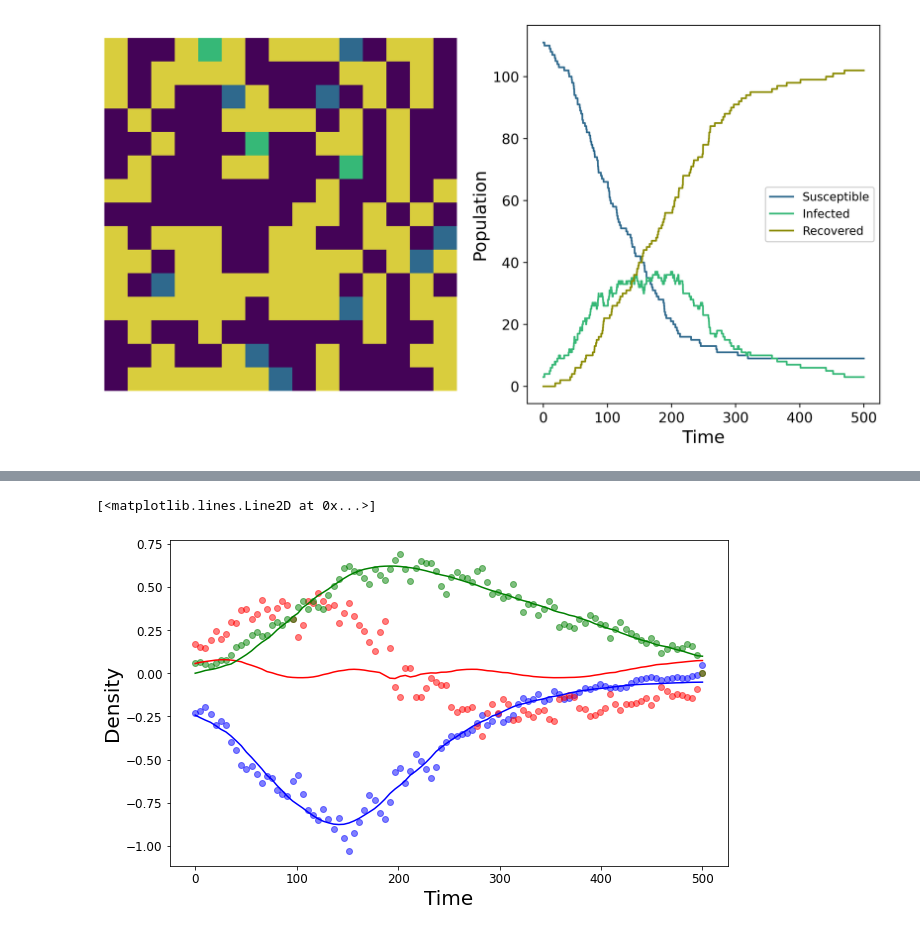
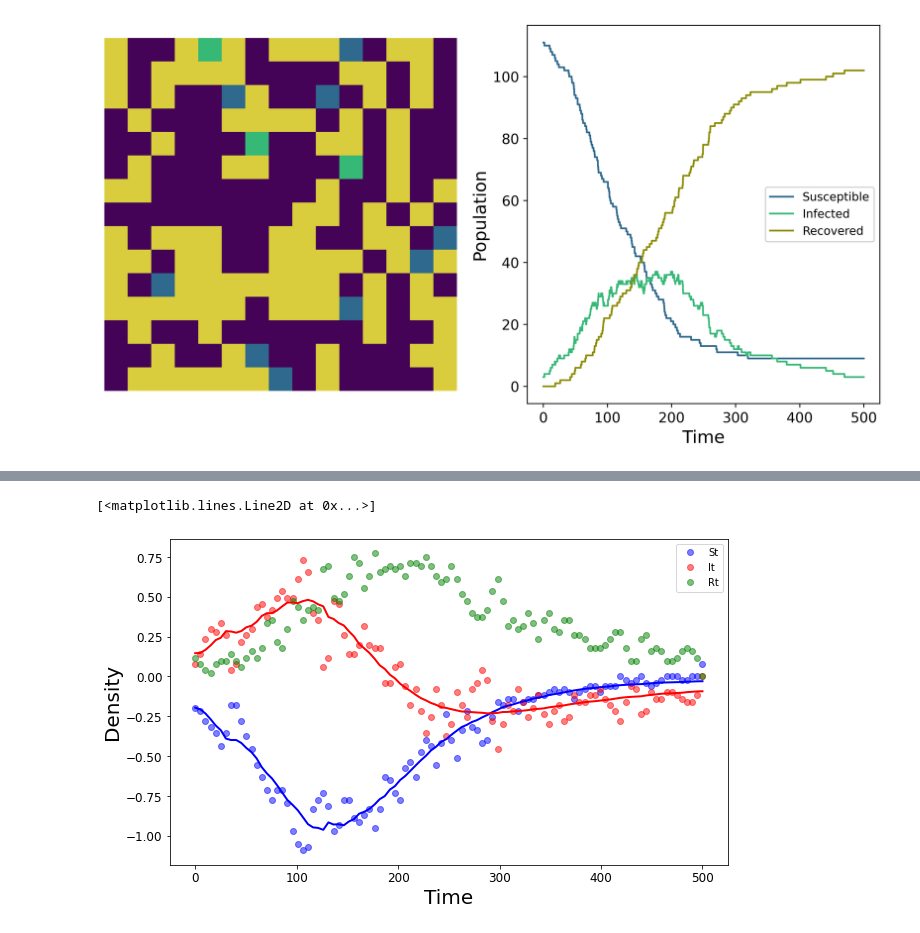
Before and after one commit to danHarold/m2r-project, a Jupyter notebook: m2r_project.ipynb, the cells around one changed output, grey strips where cells are left out. Drawn from its saved outputs; the diff is of its cells as text; code cells hidden in the pictures.

```diff
--- a/m2r_project.ipynb
+++ b/m2r_project.ipynb
@@ -240,10 +260,11 @@ $$R_d(t)=\langle R_\text{ABM}(t)\rangle = \frac{1}{N}\sum_{n=1}^N R_\text{ABM}^{
 # %%
 #step 1 : produce averaged model simulation
-pr = 0.01
+recovery = 0.01
+infection = 0.1
 lattice_size = 20
-n_simulations = 20
+n_simulations = 5
 t_end = 5
-t = np.linspace(0, t_end/pr, 100)
+t = np.linspace(0, t_end/recovery, 100)
 
 #lists of outputs from multiple simulations
 S_list = []
@@ -257,7 +278,7 @@ ax.set_ylabel('Population', fontsize=20)
 ax.tick_params(axis='both', labelsize=12)
 
 for i in range(n_simulations):
-    S, I, R, t_list, A, st = SIR_ABM(n=lattice_size,pr=pr, T=t_end)
+    S, I, R, t_list, A, st = SIR_ABM(n=lattice_size,pr=recovery, pi=infection, T=t_end)
     #interpolate
     f = interpolate.interp1d(t_list, S)
     S_out = f(t)
@@ -365,41 +361,42 @@ $$
 # %%
 #step 4: apply regression to obtain coefficients. least squares on Ax=b,
 
-S_theta = [S_d]
-I_theta = [I_d]
-R_theta = [R_d]
 deg = 4
+Theta = np.array(Theta)
+S_d = np.array(S_d)
+I_d = np.array(I_d)
+Theta = [S_d]
+Theta.append(S_d*S_d)
+Theta.append(I_d)
+Theta.append(I_d*I_d)
+Theta.append(S_d*I_d)
 
-for i in np.arange(2,deg + 1):
-    S_theta.append(S_d**i)
-    I_theta.append(I_d**i)
-    R_theta.append(R_d**i)
+Theta = np.transpose(Theta)
+S_xi = np.linalg.lstsq(Theta, St, rcond=-1)[0]
+I_xi = np.linalg.lstsq(Theta, It, rcond=-1)[0]
 
-S_theta = np.transpose(S_theta)
-I_theta = np.transpose(I_theta)
-R_theta = np.transpose(R_theta)
-S_xi = np.linalg.lstsq(S_theta, St, rcond=-1)[0]
-I_xi = np.linalg.lstsq(I_theta, It, rcond=-1)[0]
-R_xi = np.linalg.lstsq(R_theta, Rt, rcond=-1)[0]
-
-#test plot
-S_test = [S_xi[0]*S_d[i]+S_xi[1]*S_d[i]**2+S_xi[2]*S_d[i]**3+S_xi[3]*S_d[i]**4 for i in range(len(t))]
-I_test = [I_xi[0]*I_d[i]+I_xi[1]*I_d[i]**2+I_xi[2]*I_d[i]**3+I_xi[3]*I_d[i]**4 for i in range(len(t))]
-R_test = [R_xi[0]*R_d[i]+R_xi[1]*R_d[i]**2+R_xi[2]*R_d[i]**3+R_xi[3]*R_d[i]**4 for i in range(len(t))]
+def func(y0,t):
+    S, I = y0
+    dSdt = S_xi[0]*S+S_xi[1]*(S**2)+S_xi[2]*I+S_xi[3]*(I**2)+S_xi[4]*S*I
+    dIdt = I_xi[0]*S+I_xi[1]*(S**2)+I_xi[2]*I+I_xi[3]*(I**2)+I_xi[4]*S*I
+    return dSdt, dIdt
 
 fig = plt.figure(figsize=(10,6))
 ax = fig.add_subplot()
 ax.set_xlabel('Time', fontsize=20)
 ax.set_ylabel('Density', fontsize=20)
 ax.tick_params(axis='both', labelsize=12)
 ax.plot(t,St, 'bo', alpha=0.5, label='St')
 ax.plot(t,It, 'ro', alpha=0.5,label='It')
 ax.plot(t,Rt, 'go', alpha=0.5,label='Rt')
+legend = ax.legend()
 
-ax.plot(t,S_test, 'b')
-ax.plot(t,I_test, 'r')
-ax.plot(t,R_test, 'g')
+St_fit = S_xi[0]*S_d+S_xi[1]*(S_d**2)+S_xi[2]*I_d+S_xi[3]*(I_d**2)+S_xi[4]*S_d*I_d
+It_fit = I_xi[0]*S_d+I_xi[1]*(S_d**2)+I_xi[2]*I_d+I_xi[3]*(I_d**2)+I_xi[4]*S_d*I_d
+
+ax.plot(t, St_fit, 'b', lw=2)
+ax.plot(t, It_fit, 'r', lw=2)
 # %% [output]
 [<matplotlib.lines.Line2D at 0x...>]
-[figure, old version]
+[figure, new version]
 # %%
```
Also changed, not shown: parts of 10 cells of this notebook.
